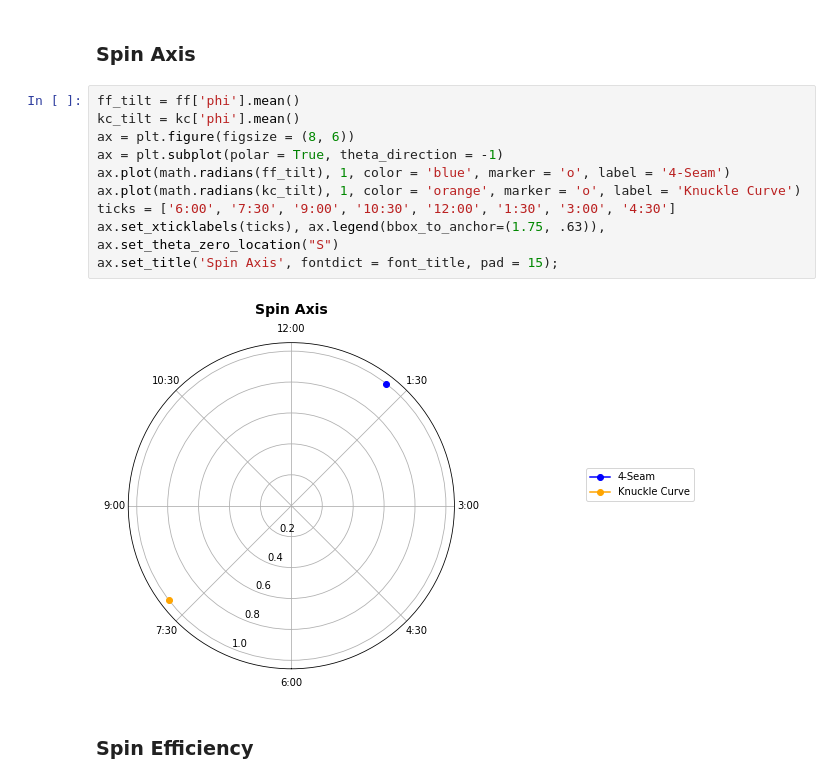
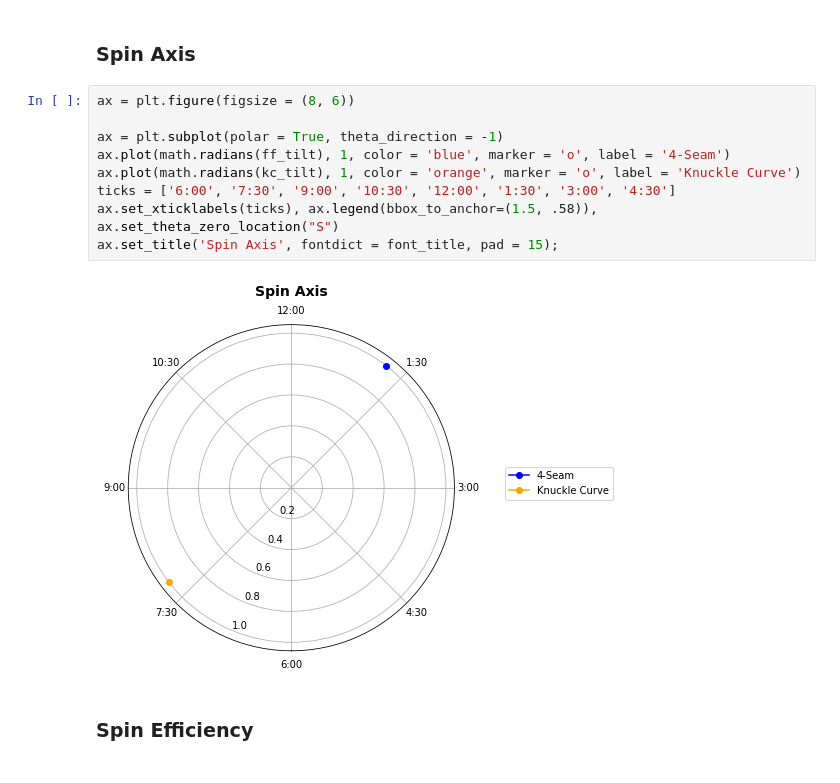
Before and after one commit to anthonyzurke/player-analysis, a Jupyter notebook: pitchers/kimbrel-analysis.ipynb, the cells around one changed output. Cells and saved outputs as stored; diff of their text form.

```diff
--- a/pitchers/kimbrel-analysis.ipynb
+++ b/pitchers/kimbrel-analysis.ipynb
@@ -171,17 +164,16 @@ plt.title('Velo vs Spin Rate - By Pitch Type', fontdict = font_title, pad = 15);
 # %% [markdown]
 ### Spin Axis
 # %%
-ff_tilt = ff['phi'].mean()
-kc_tilt = kc['phi'].mean()
 ax = plt.figure(figsize = (8, 6))
+
 ax = plt.subplot(polar = True, theta_direction = -1)
 ax.plot(math.radians(ff_tilt), 1, color = 'blue', marker = 'o', label = '4-Seam')
 ax.plot(math.radians(kc_tilt), 1, color = 'orange', marker = 'o', label = 'Knuckle Curve')
 ticks = ['6:00', '7:30', '9:00', '10:30', '12:00', '1:30', '3:00', '4:30']
-ax.set_xticklabels(ticks), ax.legend(bbox_to_anchor=(1.75, .63)), ax.set_theta_zero_location("S")
+ax.set_xticklabels(ticks), ax.legend(bbox_to_anchor=(1.5, .58)), ax.set_theta_zero_location("S")
 ax.set_title('Spin Axis', fontdict = font_title, pad = 15);
 # %% [output]
-[figure, old version]
+[figure, new version]
 # %% [markdown]
 ### Spin Efficiency
 # %%
```
Also changed, not shown: parts of 7 cells of this notebook, 3 other files.
